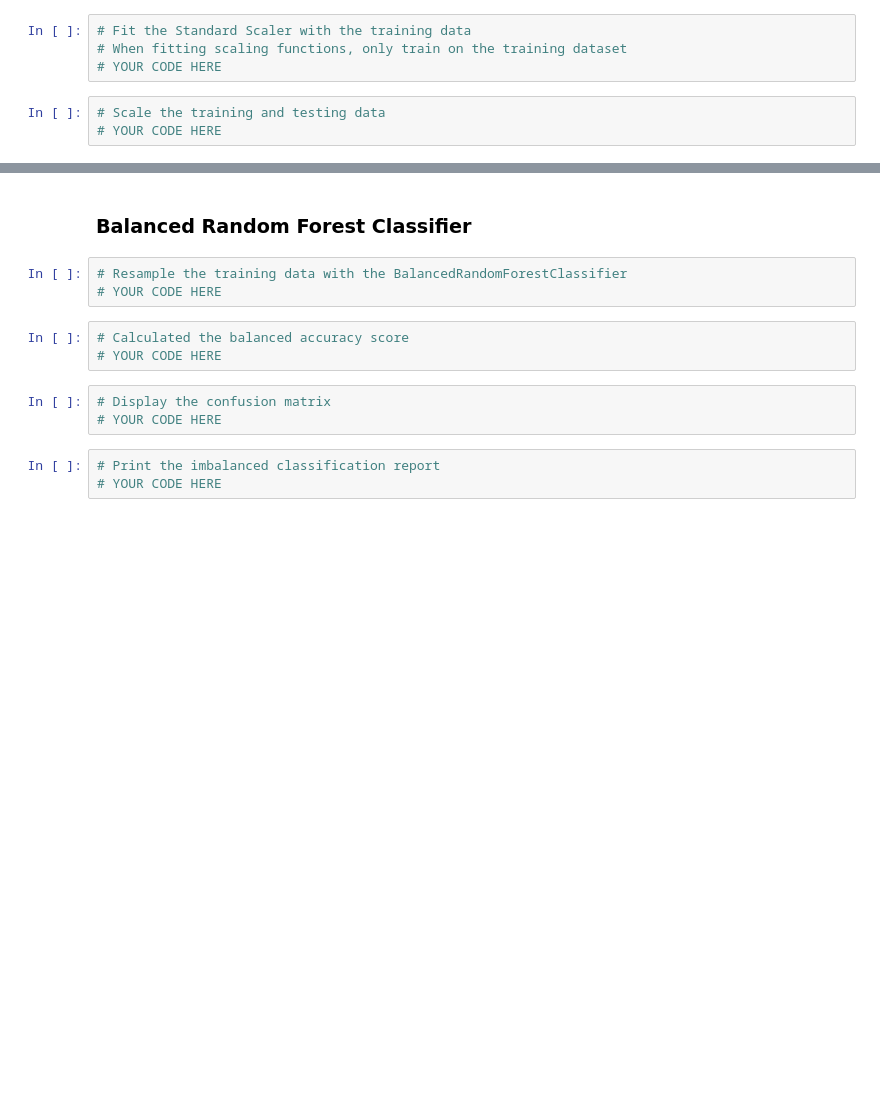
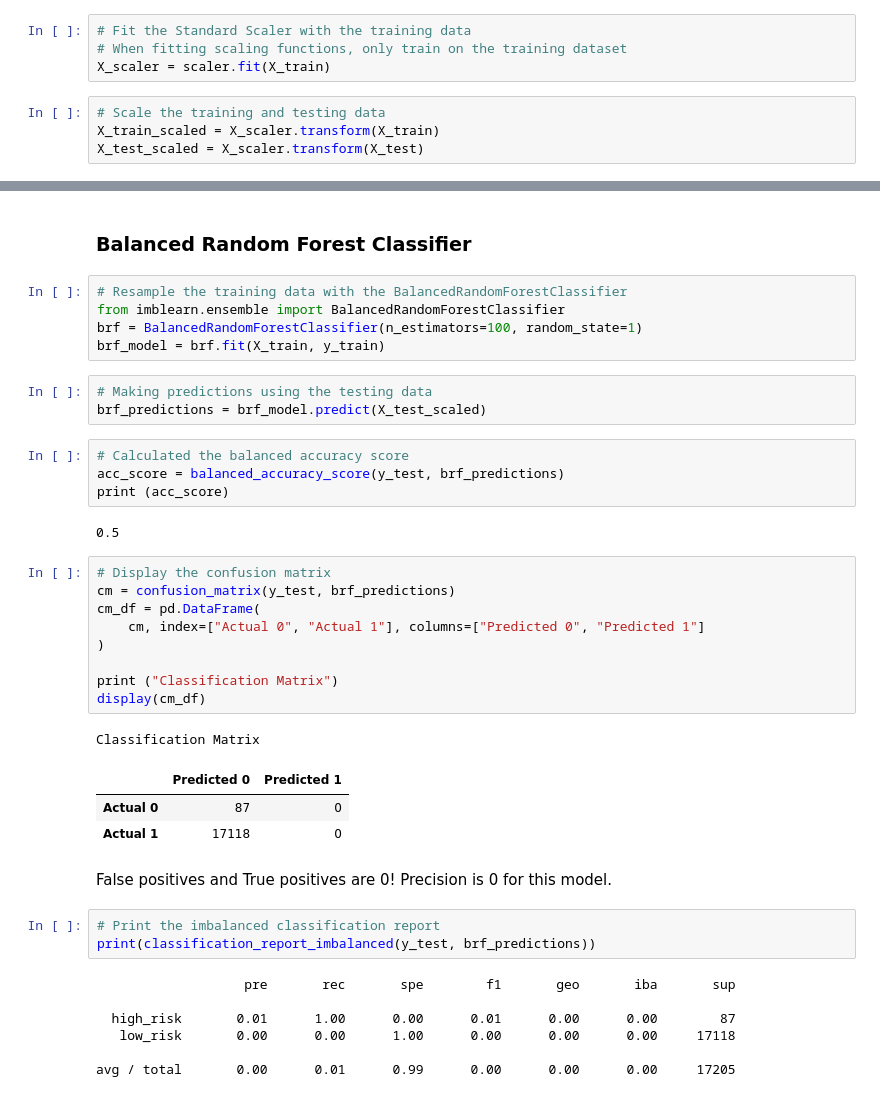
Before and after one commit to Mikhara/Unit_11_Risky_Business, a Jupyter notebook: homework/Starter_Code/credit_risk_ensemble.ipynb, the cells around one changed output, grey strips where cells are left out. Drawn from its saved outputs; the diff is of its cells as text; blank space fills up the shorter version.

```diff
--- a/homework/Starter_Code/credit_risk_ensemble.ipynb
+++ b/homework/Starter_Code/credit_risk_ensemble.ipynb
@@ -49,10 +92,11 @@ Scale the training and testing data using the `StandardScaler` from `sklearn`. R
 # %%
 # Fit the Standard Scaler with the training data
 # When fitting scaling functions, only train on the training dataset
-# YOUR CODE HERE
+X_scaler = scaler.fit(X_train)
 # %%
 # Scale the training and testing data
-# YOUR CODE HERE
+X_train_scaled = X_scaler.transform(X_train)
+X_test_scaled = X_scaler.transform(X_test)
 # %% [markdown]
 ## Ensemble Learners
 
@@ -69,15 +113,43 @@ Note: Use a random state of 1 for each algorithm to ensure consistency between t
 ### Balanced Random Forest Classifier
 # %%
 # Resample the training data with the BalancedRandomForestClassifier
-# YOUR CODE HERE
+from imblearn.ensemble import BalancedRandomForestClassifier
+brf = BalancedRandomForestClassifier(n_estimators=100, random_state=1)
+brf_model = brf.fit(X_train, y_train)
+# %%
+# Making predictions using the testing data
+brf_predictions = brf_model.predict(X_test_scaled)
 # %%
 # Calculated the balanced accuracy score
-# YOUR CODE HERE
+acc_score = balanced_accuracy_score(y_test, brf_predictions)
+print (acc_score)
+# %% [output]
+0.5
-# %%
-# Display the confusion matrix
-# YOUR CODE HERE
+# %%
+# Display the confusion matrix
+cm = confusion_matrix(y_test, brf_predictions)
+cm_df = pd.DataFrame(
+    cm, index=["Actual 0", "Actual 1"], columns=["Predicted 0", "Predicted 1"]
+)
+
+print ("Classification Matrix")
+display(cm_df)
+# %% [output]
+Classification Matrix
+|  | Predicted 0 | Predicted 1 |
+| Actual 0 | 87 | 0 |
+| Actual 1 | 17118 | 0 |
+# %% [markdown]
+False positives and True positives are 0! Precision is 0 for this model.
 # %%
 # Print the imbalanced classification report
-# YOUR CODE HERE
+print(classification_report_imbalanced(y_test, brf_predictions))
+# %% [output]
+                   pre       rec       spe        f1       geo       iba       sup
+
+  high_risk       0.01      1.00      0.00      0.01      0.00      0.00        87
+   low_risk       0.00      0.00      1.00      0.00      0.00      0.00     17118
+
+avg / total       0.00      0.01      0.99      0.00      0.00      0.00     17205
 # %%
 # List the features sorted in descending order by feature importance
```
Also changed, not shown: parts of 28 cells of this notebook, 2 other files.
